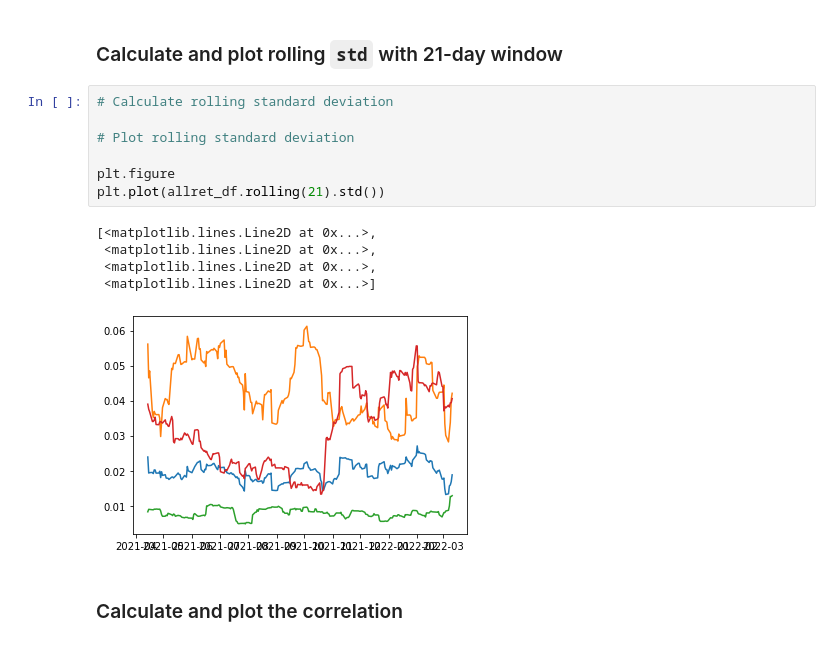
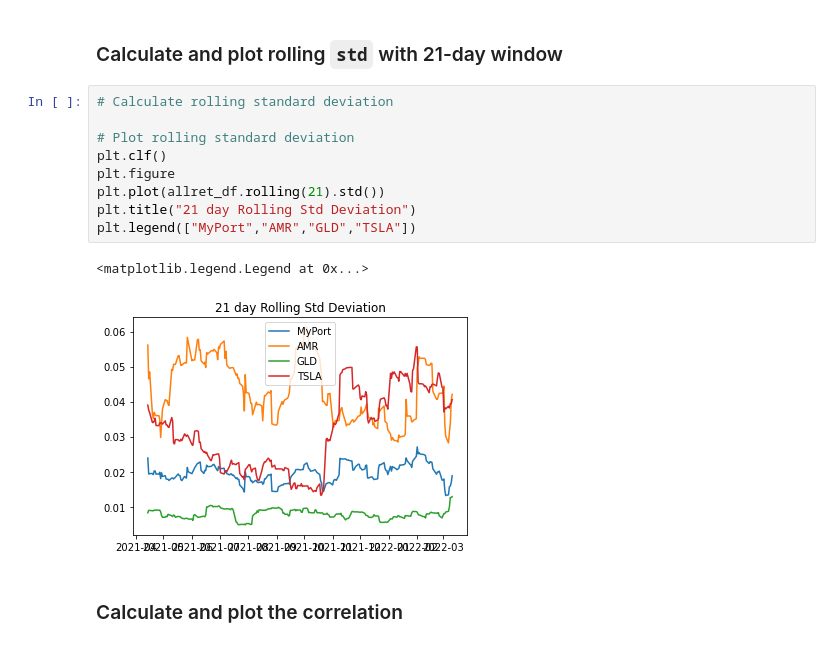
Before and after one commit to kcctudo/python-homework, a Jupyter notebook: whale_analysis.ipynb, the cells around one changed output. Drawn from its saved outputs; the diff is of its cells as text.

```diff
--- a/whale_analysis.ipynb
+++ b/whale_analysis.ipynb
@@ -419,16 +424,15 @@ dtype: float64
 # %%
 # Calculate rolling standard deviation
 
 # Plot rolling standard deviation
-
+plt.clf()
 plt.figure
 plt.plot(allret_df.rolling(21).std())
+plt.title("21 day Rolling Std Deviation")
+plt.legend(["MyPort","AMR","GLD","TSLA"])
 # %% [output]
-[<matplotlib.lines.Line2D at 0x...>,
- <matplotlib.lines.Line2D at 0x...>,
- <matplotlib.lines.Line2D at 0x...>,
- <matplotlib.lines.Line2D at 0x...>]
+<matplotlib.legend.Legend at 0x...>
-[figure, old version]
+[figure, new version]
 # %% [markdown]
 ### Calculate and plot the correlation
 # %%
```
Also changed, not shown: parts of 8 cells of this notebook.
